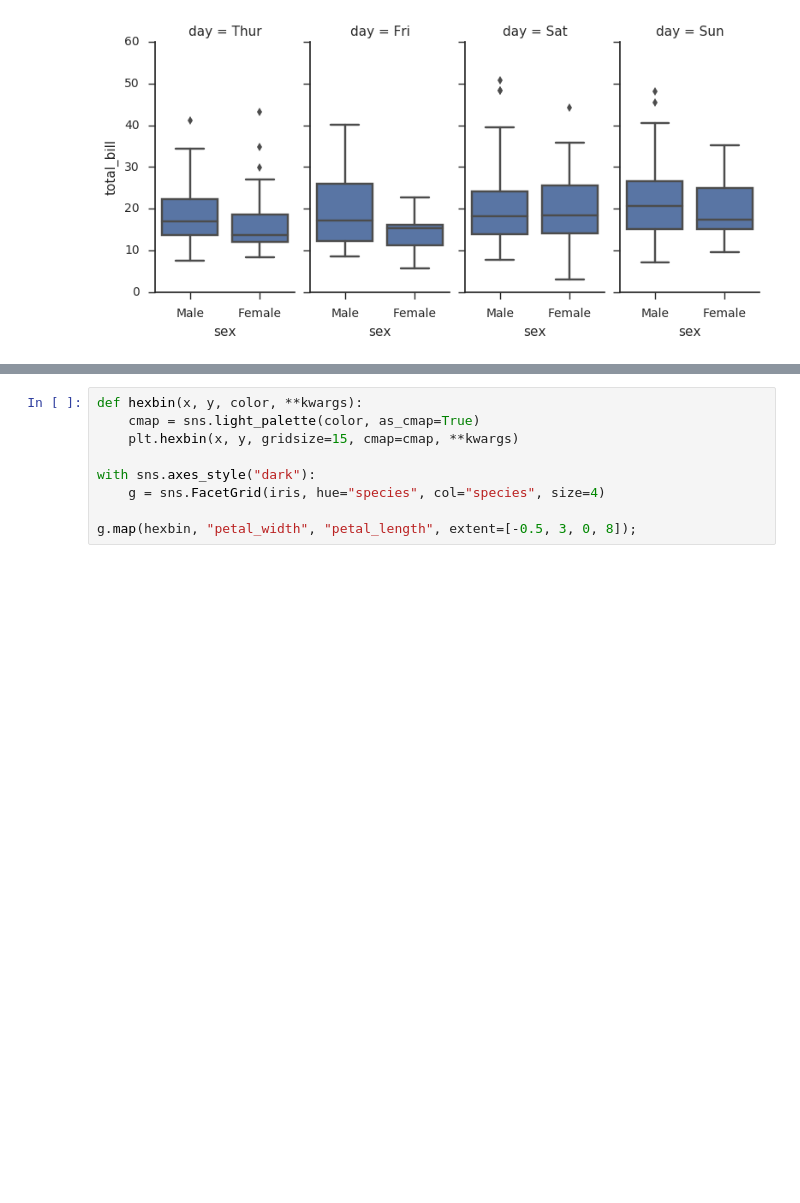
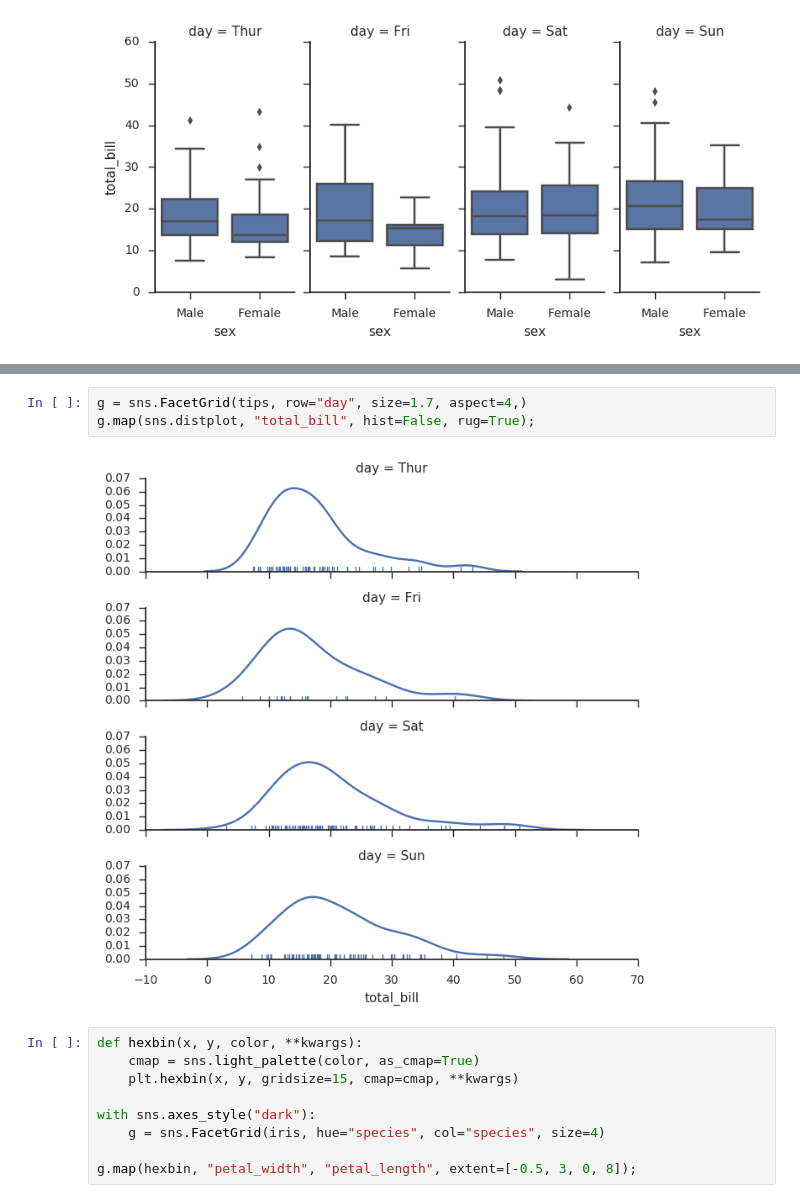
Before and after one commit to emonson/JupyterPythonIntro, a Jupyter notebook: seaborn_visualization.ipynb, the cells around one changed output, grey strips where cells are left out. Saved outputs shown, nothing was run; the diff lists cells and outputs as text; blank space fills up the shorter version.

```diff
--- a/seaborn_visualization.ipynb
+++ b/seaborn_visualization.ipynb
@@ -85,3 +92,8 @@ g.map(sns.boxplot, "sex", "total_bill");
+# %%
+g = sns.FacetGrid(tips, row="day", size=1.7, aspect=4,)
+g.map(sns.distplot, "total_bill", hist=False, rug=True);
+# %% [output]
+[figure, added]
 # %%
 def hexbin(x, y, color, **kwargs):
     cmap = sns.light_palette(color, as_cmap=True)
```
Also changed, not shown: parts of 2 cells of this notebook.
